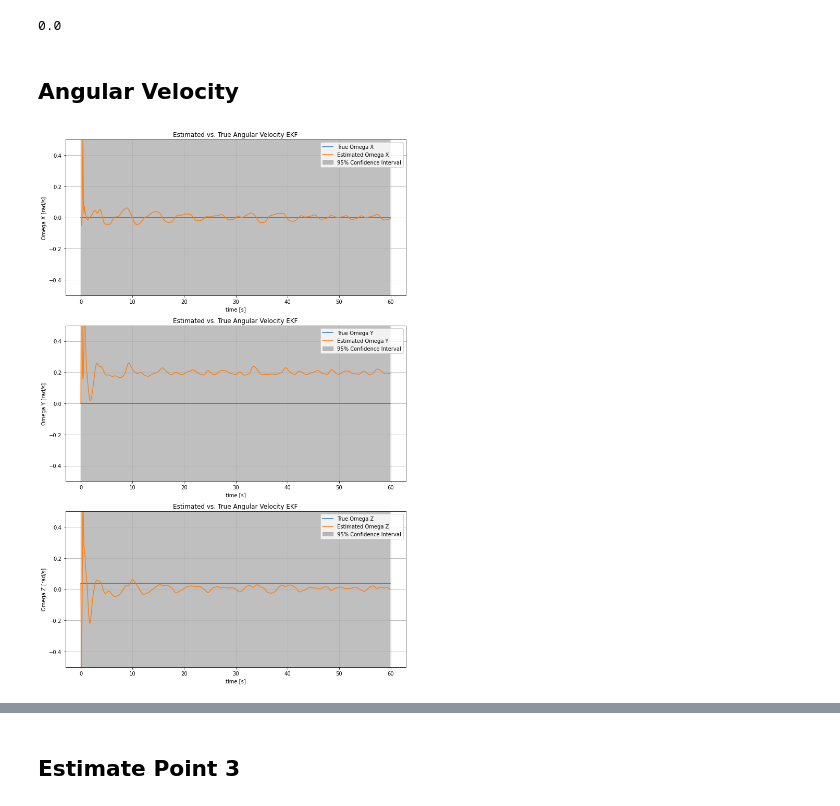
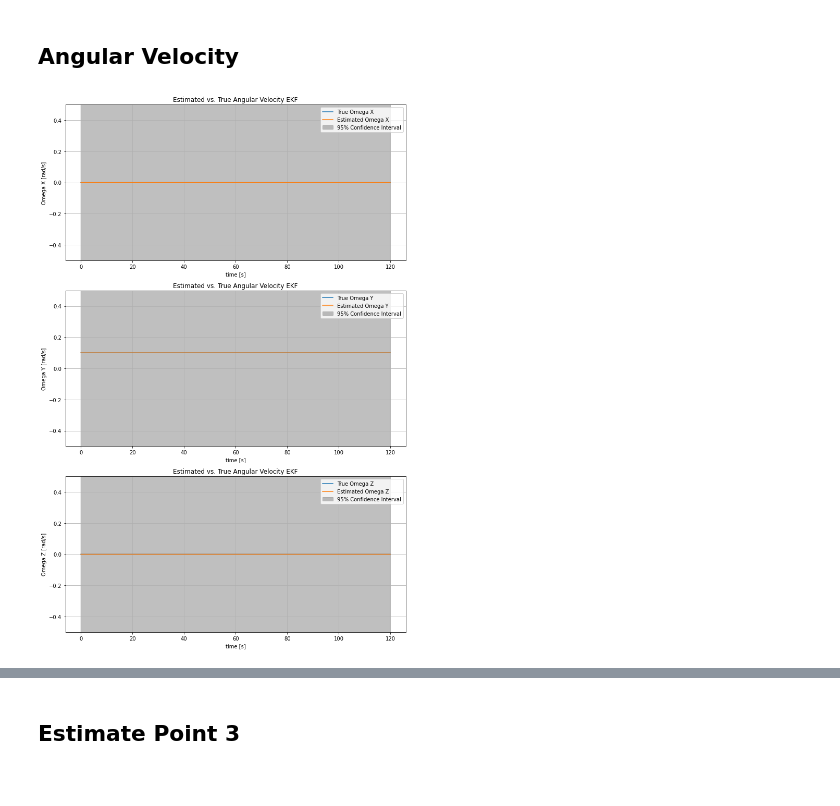
Before and after one commit to annasulzer/273-final-project, a Jupyter notebook: simulate_playground_EKF.ipynb, the cells around one changed output, grey strips where cells are left out. Cells and saved outputs as stored; diff of their text form; code cells hidden in the pictures.

```diff
--- a/simulate_playground_EKF.ipynb
+++ b/simulate_playground_EKF.ipynb
@@ -55,26 +56,26 @@ sat3_x0 = np.array([[0,0,orbit_radius]]).T #units u
 sat3_nv0 = np.array([[1,1,0]]).T/np.linalg.norm(np.array([1,1,0])).T
 
 # Initialize 3 Observer Satellites
-o1 = sim.observer(sat1_x0,sat1_nv0)
-o2 = sim.observer(sat2_x0,sat2_nv0)
-o3 = sim.observer(sat3_x0,sat3_nv0)
+o1 = sim.observer(sat1_x0,sat1_nv0, del_t)
+o2 = sim.observer(sat2_x0,sat2_nv0, del_t)
+o3 = sim.observer(sat3_x0,sat3_nv0, del_t)
 # %%
 debris_points = np.array([[1,1,1],[1,1,-1],[1,-1,1],[1,-1,-1],[-1,1,1],[-1,1,-1],[-1,-1,1],[-1,-1,-1],[3,0,1],[3,0,-1],[-2,0,-1]]).T
 
     # Initialize the Quaternion for Debris Rotation.
     # Given any normalized direction vector [nx,ny,nz] and angular rotation [omega], the quaternion is of the
     # form: [nx*sin(omega/2),ny*sin(omega/2),nz*sin(omega/2),cos(omega/2)]
-omega = .04 # rad/s
+omega = .1 # rad/s
 quat = np.array([0,1*np.sin(omega/2),0,np.cos(omega/2)])
 
 # Initialize the Debris Object
-deb = sim.debris(debris_points,quat)
-mtest = sim.MeasurementModel(deb,np.array([o1,o2,o3]),n_blind=0)
+deb = sim.debris(debris_points,quat, del_t)
+mtest = sim.MeasurementModel(deb,np.array([o1,o2,o3]),del_t, n_blind=0)
 # %%
 import EKF_class as EKF
 n = 36
 mu0 = np.zeros((n))
-mu0[:3] = np.array([0.0, 0.0, 0.04])
+mu0[:3] = np.array([0.0, 0.1, 0.0])
 mu0[3:] = debris_points.flatten()
 sigma0 = 100* np.diag(np.ones((n)))
 
@@ -82,5 +89,6 @@ kalman_filter = EKF.KalmanFilter(mu0, sigma0, del_t)
 # %%
-t1 = np.linspace(0,60, int(60/del_t))
+sim_time = 120
+t1 = np.linspace(0,sim_time, int(sim_time/del_t))
 
 P_est_hist = np.zeros((len(t1), n, n))
 x_est_hist = np.zeros((len(t1), n))
@@ -117,7 +107,3 @@ dist 9.1104335791443
-# %%
-x_est_hist[0,1]
-# %% [output]
-0.0
 # %% [markdown]
 ## Angular Velocity
 # %%
@@ -140,36 +126,36 @@ axs[0].plot(time_array, x_est_hist[:, 0], label="Estimated Omega X")
 axs[0].fill_between(time_array, x_est_hist[:, 0] - confidence_interval_x, x_est_hist[:, 0] + confidence_interval_x, color='gray', alpha=0.5, label="95% Confidence Interval")
 axs[0].set_xlabel('time [s]')
 axs[0].set_ylabel('Omega X [rad/s]')
 axs[0].legend()
 axs[0].grid(True)
 axs[0].set_ylim([-0.5, 0.5])
 axs[0].set_title('Estimated vs. True Angular Velocity EKF')
 
 # Plot Y Position
-axs[1].plot(time_array, np.zeros(len(time_array)), label="True Omega Y")
+axs[1].plot(time_array, omega * np.ones(len(time_array)), label="True Omega Y")
 axs[1].plot(time_array, x_est_hist[:, 1], label="Estimated Omega Y")
 axs[1].fill_between(time_array,  x_est_hist[:, 1] - confidence_interval_y, x_est_hist[:, 1] + confidence_interval_y, color='gray', alpha=0.5, label="95% Confidence Interval")
 axs[1].set_xlabel('time [s]')
 axs[1].set_ylabel('Omega Y [rad/s]')
 axs[1].legend()
 axs[1].grid(True)
 axs[1].set_ylim([-0.5, 0.5])
 axs[1].set_title('Estimated vs. True Angular Velocity EKF')
 
-axs[2].plot(time_array,  omega * np.ones(len(time_array)), label="True Omega Z")
+axs[2].plot(time_array,  np.zeros(len(time_array)), label="True Omega Z")
 axs[2].plot(time_array, x_est_hist[:, 2], label="Estimated Omega Z")
 axs[2].fill_between(time_array, x_est_hist[:, 2] - confidence_interval_heading, x_est_hist[:, 2] + confidence_interval_heading, color='gray', alpha=0.5, label="95% Confidence Interval")
 axs[2].set_xlabel('time [s]')
 axs[2].set_ylabel('Omega Z [rad/s]')
 axs[2].legend()
 axs[2].grid(True)
 axs[2].set_title('Estimated vs. True Angular Velocity EKF')
 axs[2].set_ylim([-0.5, 0.5])
 
 plt.tight_layout()
 plt.show()
 # %% [output]
-[figure, old version]
+[figure, new version]
 # %%
 posehist = np.zeros((3, len(time_array)))
 
```
Also changed, not shown: parts of 6 cells of this notebook, 2 other files.
